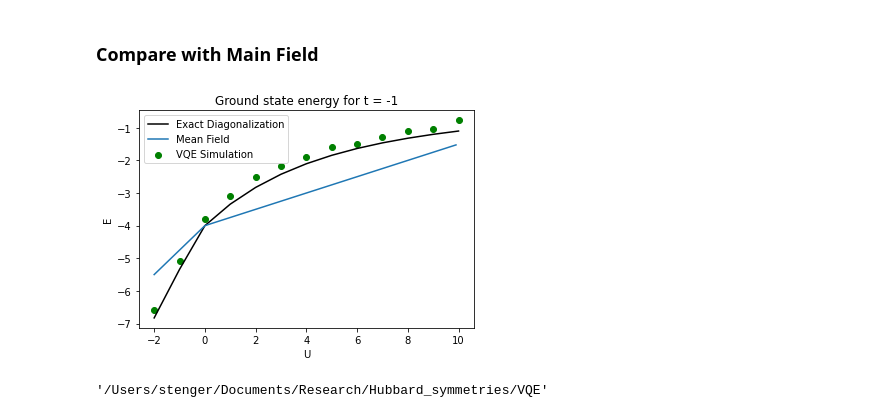
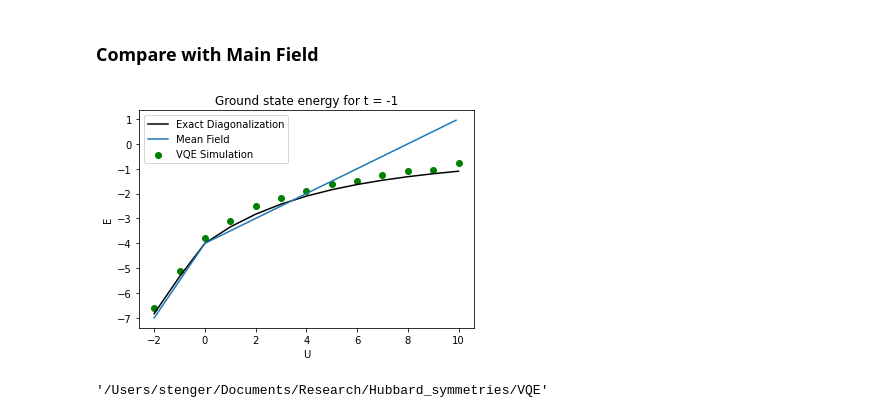
Before and after one commit to immoth/Hubbard_summetries, a Jupyter notebook: VQE/Ploting_VQE_EvU.ipynb, the cells around one changed output. Saved outputs shown, nothing was run; the diff lists cells and outputs as text; code cells hidden in the pictures.

```diff
--- a/VQE/Ploting_VQE_EvU.ipynb
+++ b/VQE/Ploting_VQE_EvU.ipynb
@@ -158,37 +158,38 @@ plt.show()
 ### Compare with Main Field
 # %%
 def Ea(U):
-    return 1/4*U - 2*t -1
+    return 1/4*U - 2*t
 
 def Eb(U):
-    return 1/4*U + 2*t -1
+    return 1/4*U + 2*t
 
 def Ec(U):
-    return 1/2*U -1
+    return 1/2*U
 
 def Ed(U):
-    return -1
+    return 0
 
 def E2(U):
     e = [Ea(U), Eb(U), Ec(U), Ed(U)]
     es = np.sort(e)
-    e2 = es[0] + es[1]
+    e2 = 2*es[0] + 2*es[1]
     return e2
 
 Ul = [(0.1*ui-2) for ui in range(0,120)]
 E2l = [E2(0.1*ui-2) for ui in range(0,120)]
 
 
 plt.title("Ground state energy for t = -1")
 plt.plot(ul,el, label = "Exact Diagonalization",color = 'black')
 plt.plot(Ul,E2l, label = "Mean Field")
 plt.scatter(uLl,ELl, label = "VQE Simulation",color = 'g')
 plt.xlabel('U')
 plt.ylabel('E')
 plt.legend()
+plt.savefig('VQE_EvU.svg')
 plt.show()
 # %% [output]
-[figure, old version]
+[figure, new version]
 # %%
 pwd
 # %% [output]
```
Also changed, not shown: 3 other files.
